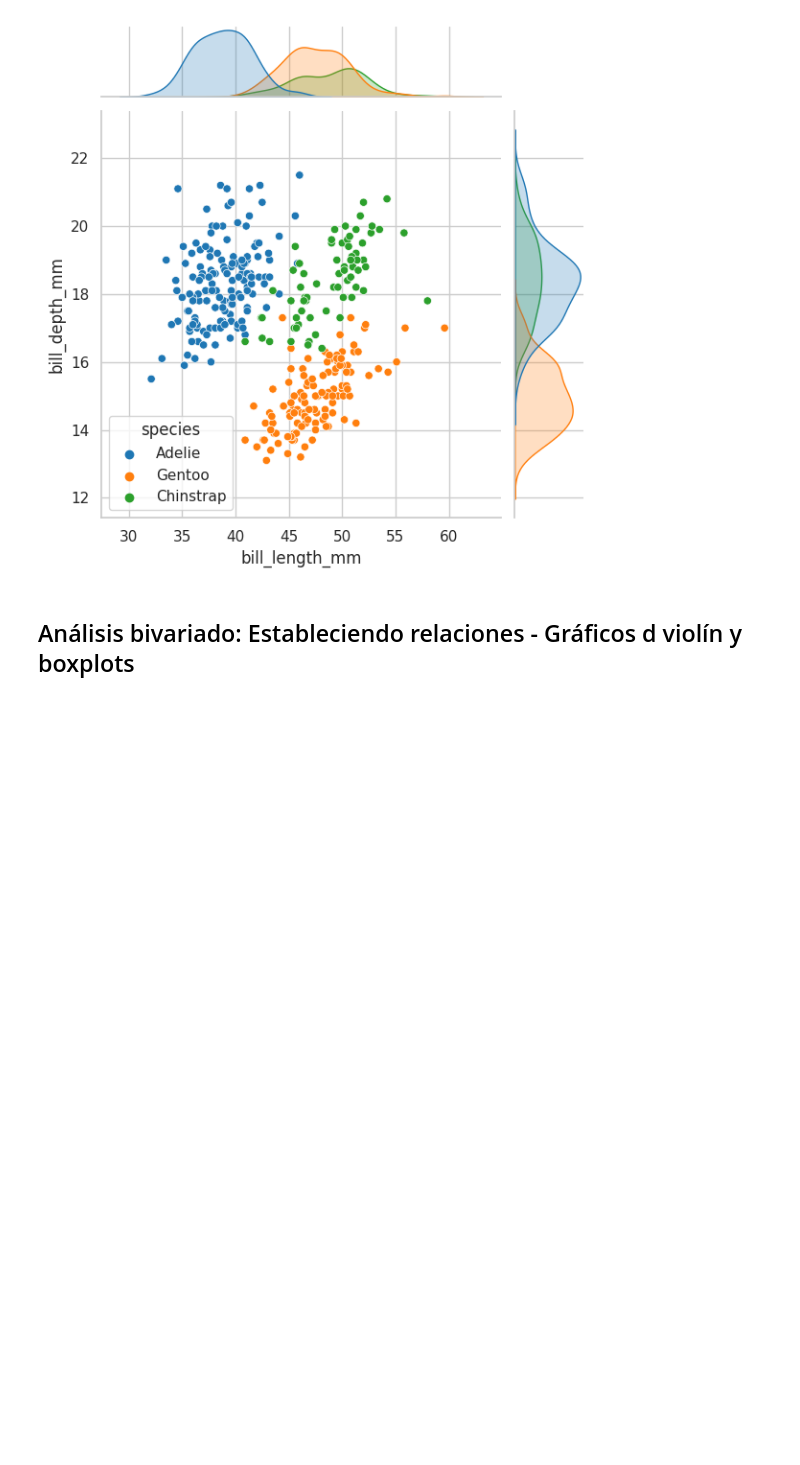
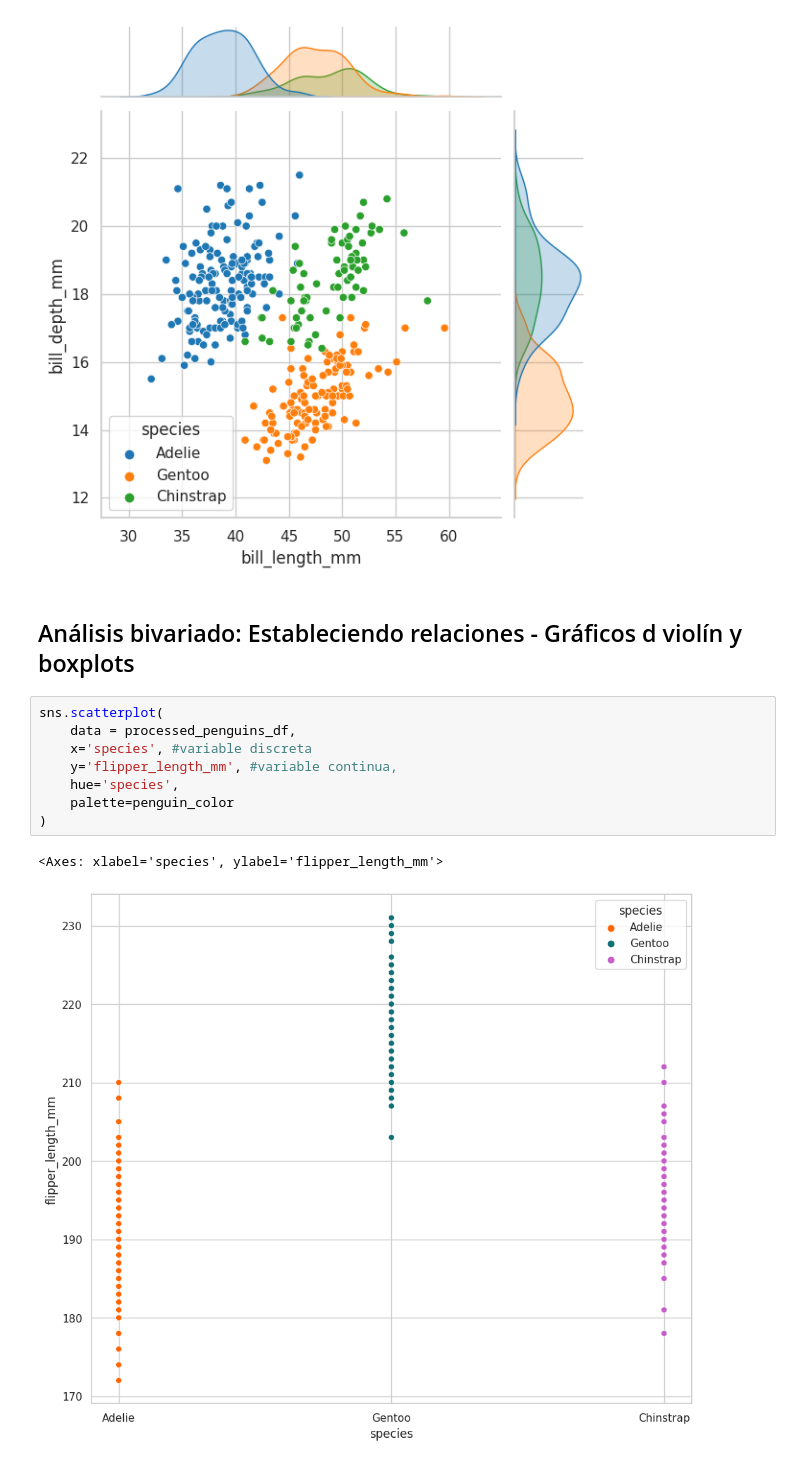
Before and after one commit to M-Alejo/analisis_exploratorio, a Jupyter notebook: conociendo_datos.ipynb, the cells around one changed output. Drawn from its saved outputs; the diff is of its cells as text; blank space fills up the shorter version.

```diff
--- a/conociendo_datos.ipynb
+++ b/conociendo_datos.ipynb
@@ -690,3 +690,14 @@ sns.jointplot(
 [figure]
 # %% [markdown]
 ## Análisis bivariado: Estableciendo relaciones - Gráficos d violín y boxplots
+# %%
+sns.scatterplot(
+    data = processed_penguins_df,
+    x='species', #variable discreta
+    y='flipper_length_mm', #variable continua,
+    hue='species',
+    palette=penguin_color
+)
+# %% [output]
+<Axes: xlabel='species', ylabel='flipper_length_mm'>
+[figure, added]
```
Also changed, not shown: parts of 11 cells of this notebook.
